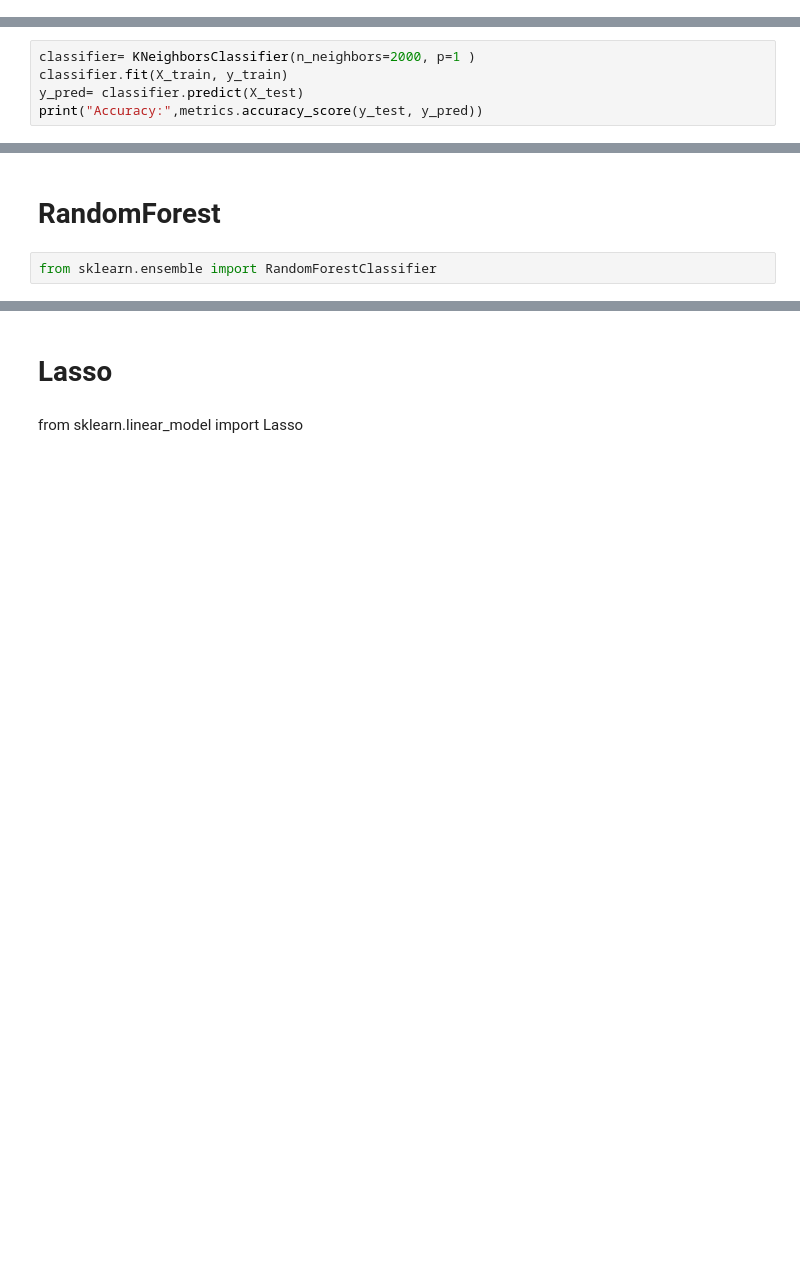
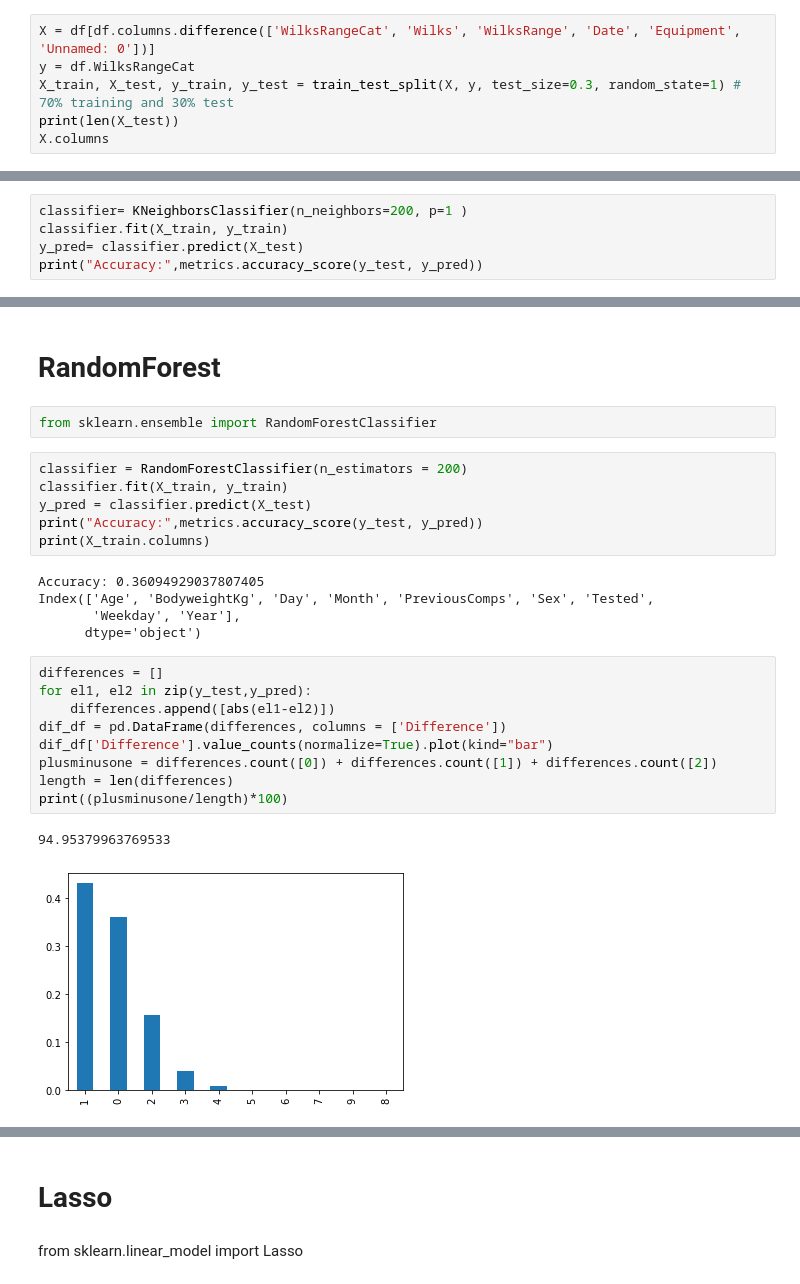
Before and after one commit to tiitvaino/Analysis_of_powerlifting_meet_results, a Jupyter notebook: model.ipynb, the cells around one changed output, grey strips where cells are left out. Drawn from its saved outputs; the diff is of its cells as text; blank space fills up the shorter version.

```diff
--- a/model.ipynb
+++ b/model.ipynb
@@ -20,0 +23,6 @@ Index(['Unnamed: 0', 'PreviousComps', 'Sex', 'Equipment', 'Age', 'Wilks',
+# %%
+X = df[df.columns.difference(['WilksRangeCat', 'Wilks', 'WilksRange', 'Date', 'Equipment', 'Unnamed: 0'])]
+y = df.WilksRangeCat
+X_train, X_test, y_train, y_test = train_test_split(X, y, test_size=0.3, random_state=1) # 70% training and 30% test
+print(len(X_test))
+X.columns
@@ -58,7 +76,7 @@ Accuracy: 0.22507200479597556
 # %% [markdown]
 # KNN
 # %%
-classifier= KNeighborsClassifier(n_neighbors=2000, p=1 )
+classifier= KNeighborsClassifier(n_neighbors=200, p=1 )
 classifier.fit(X_train, y_train)
 y_pred= classifier.predict(X_test)
 print("Accuracy:",metrics.accuracy_score(y_test, y_pred))
@@ -68,3 +95,26 @@ Accuracy: 0.2249677444579114
 # RandomForest
 # %%
 from sklearn.ensemble import RandomForestClassifier
+# %%
+classifier = RandomForestClassifier(n_estimators = 200)
+classifier.fit(X_train, y_train)
+y_pred = classifier.predict(X_test)
+print("Accuracy:",metrics.accuracy_score(y_test, y_pred))
+print(X_train.columns)
+# %% [output]
+Accuracy: 0.36094929037807405
+Index(['Age', 'BodyweightKg', 'Day', 'Month', 'PreviousComps', 'Sex', 'Tested',
+       'Weekday', 'Year'],
+      dtype='object')
+# %%
+differences = []
+for el1, el2 in zip(y_test,y_pred):
+    differences.append([abs(el1-el2)])
+dif_df = pd.DataFrame(differences, columns = ['Difference'])
+dif_df['Difference'].value_counts(normalize=True).plot(kind="bar")
+plusminusone = differences.count([0]) + differences.count([1]) + differences.count([2])
+length = len(differences)
+print((plusminusone/length)*100)
+# %% [output]
+94.95379963769533
+[figure, added]
```
Also changed, not shown: parts of 28 cells of this notebook, 1 other file.
